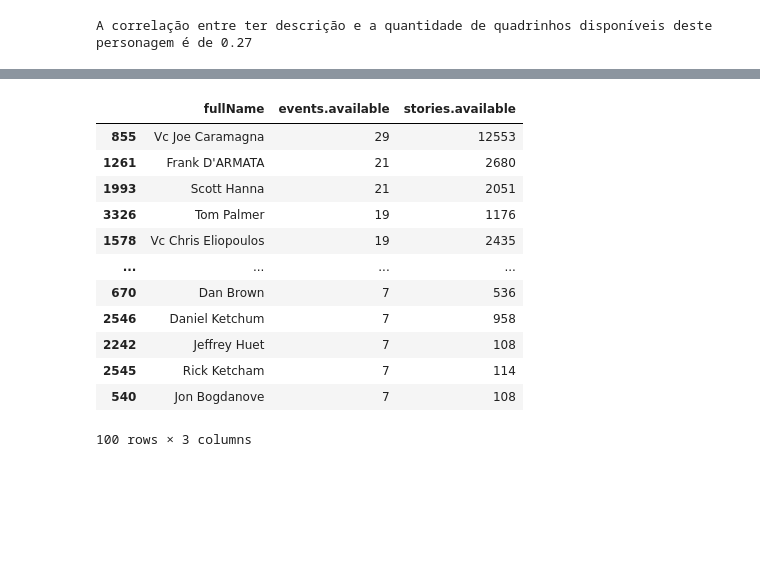
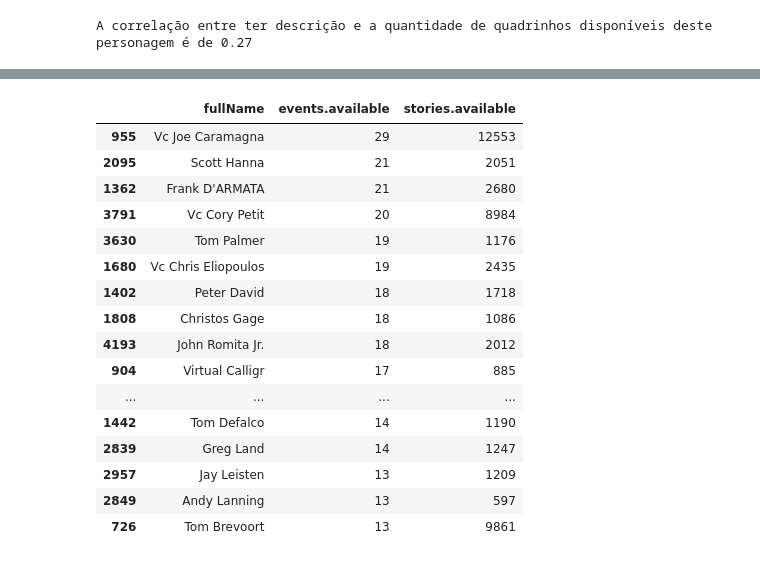
Before and after one commit to thamyrissacamoto/MarvelAPI, a Jupyter notebook: AnalisandoInsights.ipynb, the cells around one changed output, grey strips where cells are left out. Cells and saved outputs as stored; diff of their text form; code cells hidden in the pictures; blank space fills up the shorter version.

```diff
--- a/AnalisandoInsights.ipynb
+++ b/AnalisandoInsights.ipynb
@@ -215,19 +289,23 @@ comics
 creators = creators[~creators["fullName"].isna()]
 # %%
 cols = ["fullName", "events.available", "stories.available"]
-most_events = creators[cols].sort_values("events.available", ascending=False).head(100)
+most_events = creators[cols].sort_values("events.available", ascending=False).head(25)
 most_events
 # %% [output]
 |  | fullName | events.available | stories.available |
-| 855 | Vc Joe Caramagna | 29 | 12553 |
-| 1261 | Frank D'ARMATA | 21 | 2680 |
-| 1993 | Scott Hanna | 21 | 2051 |
-| 3326 | Tom Palmer | 19 | 1176 |
-| 1578 | Vc Chris Eliopoulos | 19 | 2435 |
+| 955 | Vc Joe Caramagna | 29 | 12553 |
+| 2095 | Scott Hanna | 21 | 2051 |
+| 1362 | Frank D'ARMATA | 21 | 2680 |
+| 3791 | Vc Cory Petit | 20 | 8984 |
+| 3630 | Tom Palmer | 19 | 1176 |
+| 1680 | Vc Chris Eliopoulos | 19 | 2435 |
+| 1402 | Peter David | 18 | 1718 |
+| 1808 | Christos Gage | 18 | 1086 |
+| 4193 | John Romita Jr. | 18 | 2012 |
+| 904 | Virtual Calligr | 17 | 885 |
 | ... | ... | ... | ... |
-| 670 | Dan Brown | 7 | 536 |
-| 2546 | Daniel Ketchum | 7 | 958 |
-| 2242 | Jeffrey Huet | 7 | 108 |
-| 2545 | Rick Ketcham | 7 | 114 |
-| 540 | Jon Bogdanove | 7 | 108 |
+| 1442 | Tom Defalco | 14 | 1190 |
+| 2839 | Greg Land | 14 | 1247 |
+| 2957 | Jay Leisten | 13 | 1209 |
+| 2849 | Andy Lanning | 13 | 597 |
+| 726 | Tom Brevoort | 13 | 9861 |
-100 rows × 3 columns
```
Also changed, not shown: parts of 22 cells of this notebook.
